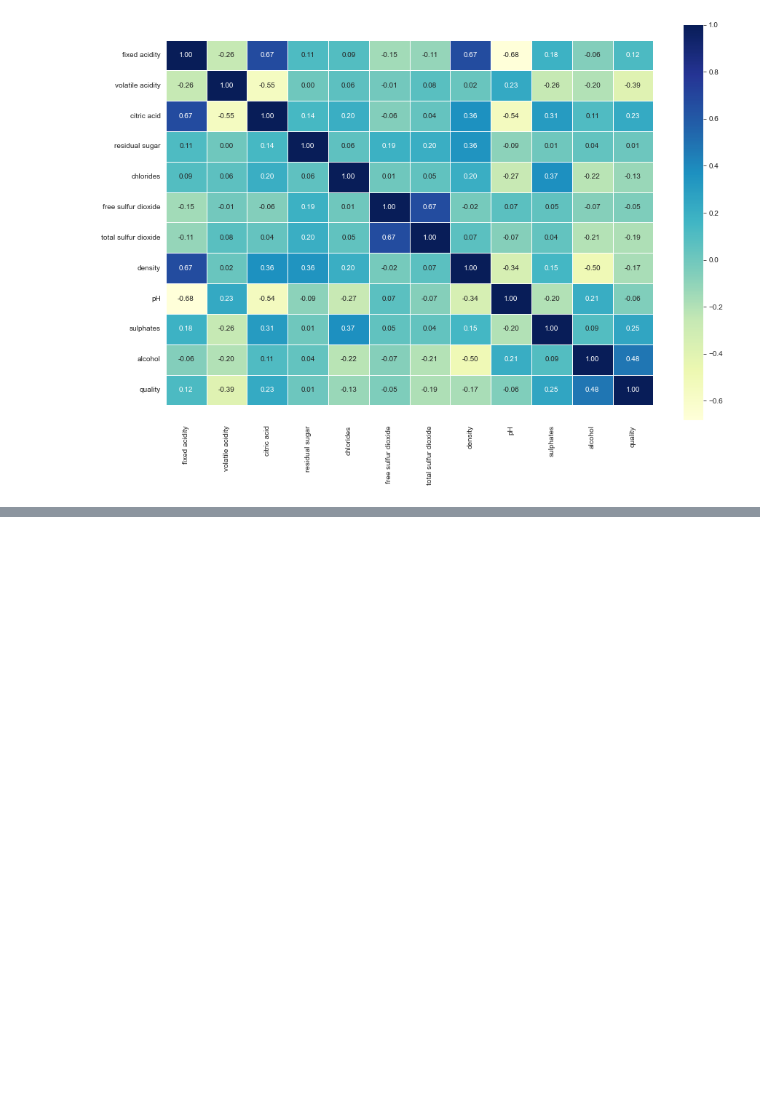
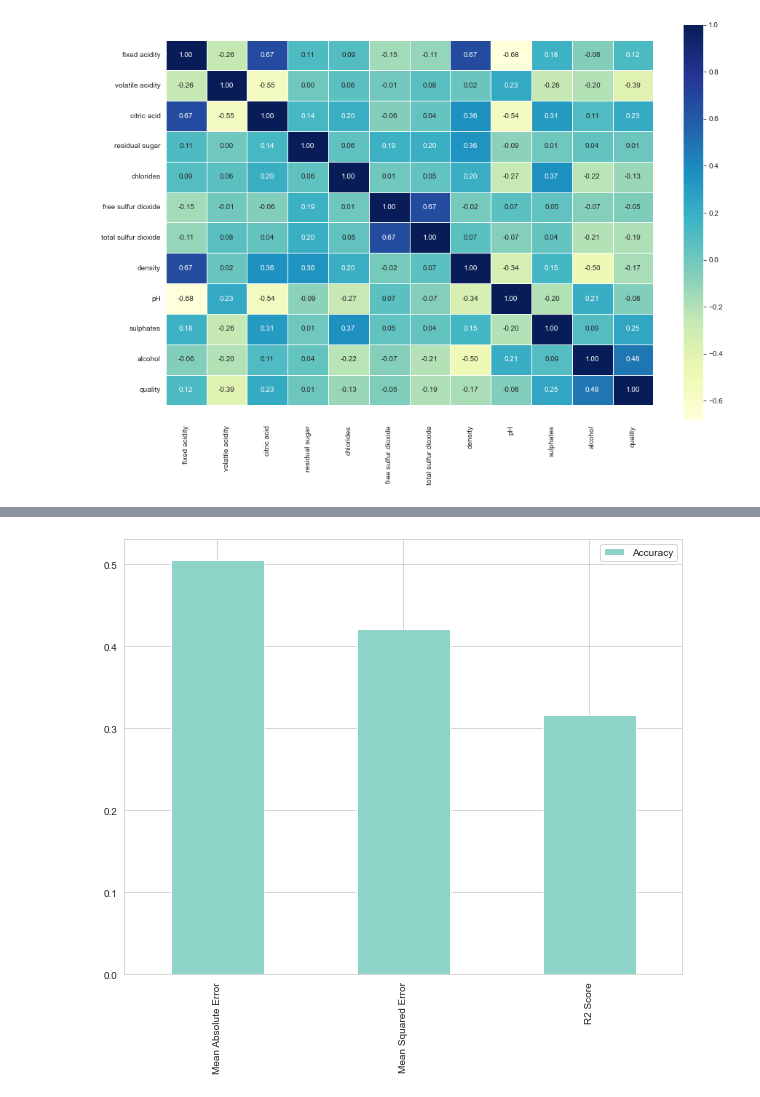
Before and after one commit to shamimsikder/ML-Exercises, a Jupyter notebook: Exercise Project/Wine Quality Prediction Using Regression Models.ipynb, the cells around one changed output, grey strips where cells are left out. Cells and saved outputs as stored; diff of their text form; code cells hidden in the pictures; blank space fills up the shorter version.

Commit message:
RandomizedSearchCV using RandomForestRegressor

```diff
--- a/Exercise Project/Wine Quality Prediction Using Regression Models.ipynb
+++ b/Exercise Project/Wine Quality Prediction Using Regression Models.ipynb
@@ -260,0 +267,8 @@ Linear_Reg_score.T.plot.bar(figsize=(15,10));
+# %%
+rs_rf = RandomizedSearchCV(RandomForestRegressor(),
+                           param_distributions=rs_grid,
+                           cv=5,
+                           n_iter=10,
+                           verbose=True)
+# %%
+rs_rf.fit(x_train,y_train)
@@ -260,0 +300,28 @@ Linear_Reg_score.T.plot.bar(figsize=(15,10));
+# %%
+def rs_cv_score(model,X,y,x_train,x_test,y_train,y_test):
+
+    model.fit(x_train,y_train)
+
+    R2 = cross_val_score(rs_rf,X,y,cv=5,scoring="r2")
+
+    R2_score = np.mean(R2)
+
+    MAE= cross_val_score(rs_rf,X,y,cv=5,scoring='neg_mean_absolute_error')
+
+    MAE_score = abs(np.mean(MAE))
+
+    MSE= cross_val_score(rs_rf,X,y,cv=5,scoring="neg_mean_squared_error")
+
+    MSE_score = abs(np.mean(MSE))
+
+    score = {"Mean Absolute Error": MAE_score,
+             "Mean Squared Error": MSE_score,
+             "R2 Score": R2_score}
+
+    res = pd.DataFrame(score,index=["Accuracy"])
+
+    return res
+# %%
+rs_rf_cv_score = rs_cv_score(rs_rf,X,y,x_train,x_test,y_train,y_test)
+
+rs_rf_cv_score
@@ -260,0 +347,4 @@ Linear_Reg_score.T.plot.bar(figsize=(15,10));
+# %%
+rs_rf_cv_score.T.plot.bar(figsize=(10,8));
+# %% [output]
+[figure, added]
```
Also changed, not shown: parts of 16 cells of this notebook.
